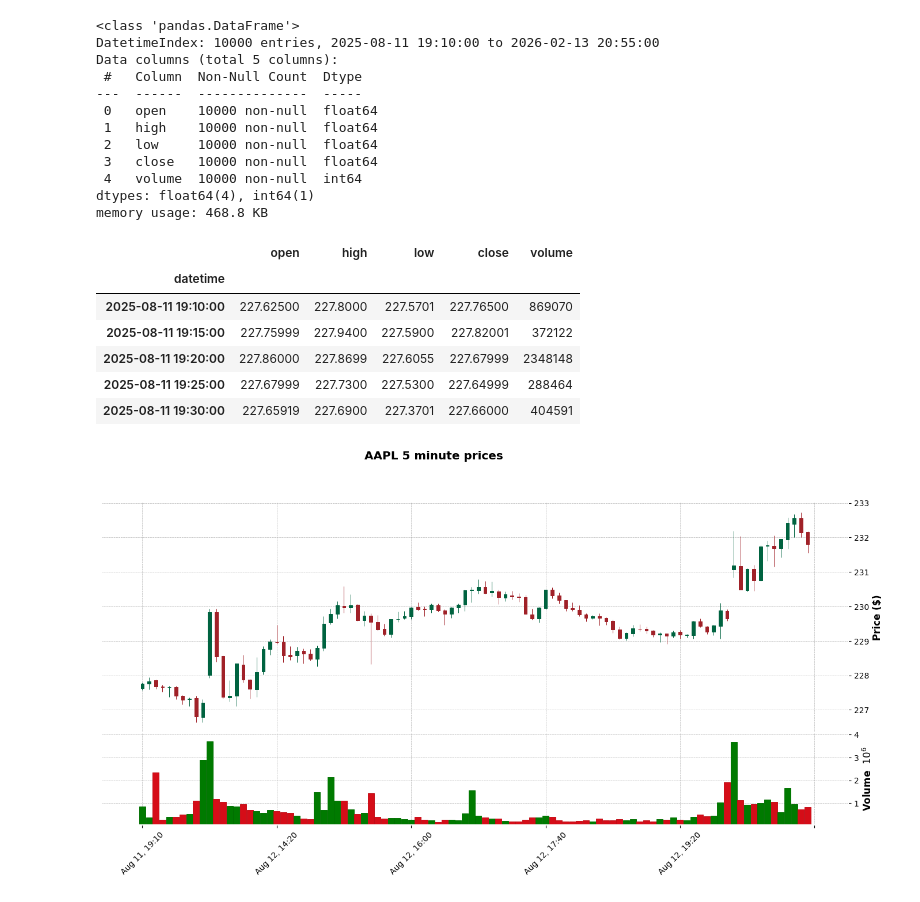
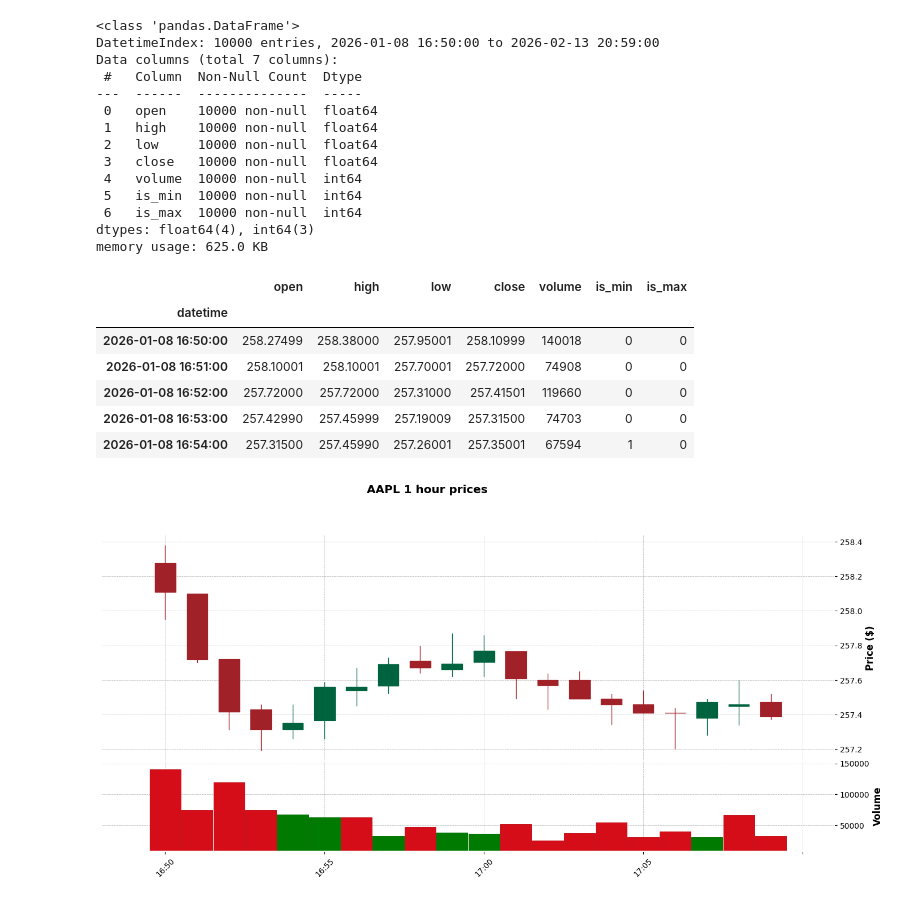
Before and after one commit to Doughnutik/Trading-Signals-Using-Fractal-and-Chaotic-Time-Series-Analysis, a Jupyter notebook: draw_graph.ipynb, the cells around one changed output. Saved outputs shown, nothing was run; the diff lists cells and outputs as text; code cells hidden in the pictures.

```diff
--- a/draw_graph.ipynb
+++ b/draw_graph.ipynb
@@ -2,14 +2,15 @@
 import mplfinance as mpf
 import pandas as pd
 
-df = pd.read_csv('datasets/AAPL_5min.csv')
+df_name = "AAPL_1min"
+df = pd.read_csv(f'datasets/{df_name}_marked.csv')
 df["datetime"] = pd.to_datetime(df["datetime"])
 df = df.set_index("datetime")
 df.info()
 # %% [output]
 <class 'pandas.DataFrame'>
-DatetimeIndex: 10000 entries, 2025-08-11 19:10:00 to 2026-02-13 20:55:00
-Data columns (total 5 columns):
+DatetimeIndex: 10000 entries, 2026-01-08 16:50:00 to 2026-02-13 20:59:00
+Data columns (total 7 columns):
  #   Column  Non-Null Count  Dtype
 ---  ------  --------------  -----
  0   open    10000 non-null  float64
@@ -17,27 +18,29 @@ Data columns (total 5 columns):
  2   low     10000 non-null  float64
  3   close   10000 non-null  float64
  4   volume  10000 non-null  int64
-dtypes: float64(4), int64(1)
-memory usage: 468.8 KB
+ 5   is_min  10000 non-null  int64
+ 6   is_max  10000 non-null  int64
+dtypes: float64(4), int64(3)
+memory usage: 625.0 KB
 # %%
 df.head(5)
 # %% [output]
-|  | open | high | low | close | volume |
-| datetime |  |  |  |  |  |
-| 2025-08-11 19:10:00 | 227.62500 | 227.8000 | 227.5701 | 227.76500 | 869070 |
-| 2025-08-11 19:15:00 | 227.75999 | 227.9400 | 227.5900 | 227.82001 | 372122 |
-| 2025-08-11 19:20:00 | 227.86000 | 227.8699 | 227.6055 | 227.67999 | 2348148 |
-| 2025-08-11 19:25:00 | 227.67999 | 227.7300 | 227.5300 | 227.64999 | 288464 |
-| 2025-08-11 19:30:00 | 227.65919 | 227.6900 | 227.3701 | 227.66000 | 404591 |
+|  | open | high | low | close | volume | is_min | is_max |
+| datetime |  |  |  |  |  |  |  |
+| 2026-01-08 16:50:00 | 258.27499 | 258.38000 | 257.95001 | 258.10999 | 140018 | 0 | 0 |
+| 2026-01-08 16:51:00 | 258.10001 | 258.10001 | 257.70001 | 257.72000 | 74908 | 0 | 0 |
+| 2026-01-08 16:52:00 | 257.72000 | 257.72000 | 257.31000 | 257.41501 | 119660 | 0 | 0 |
+| 2026-01-08 16:53:00 | 257.42990 | 257.45999 | 257.19009 | 257.31500 | 74703 | 0 | 0 |
+| 2026-01-08 16:54:00 | 257.31500 | 257.45990 | 257.26001 | 257.35001 | 67594 | 1 | 0 |
 # %%
 mpf.plot(
-    df.head(100),
+    df.head(20),
     type='candle',
     style='charles',
-    title=f'AAPL 5 minute prices',
+    title=f'AAPL 1 hour prices',
     ylabel='Price ($)',
     volume=True,
     figsize=(18, 8)
 )
 # %% [output]
-[figure, old version]
+[figure, new version]
```
Also changed, not shown: 3 other files.
